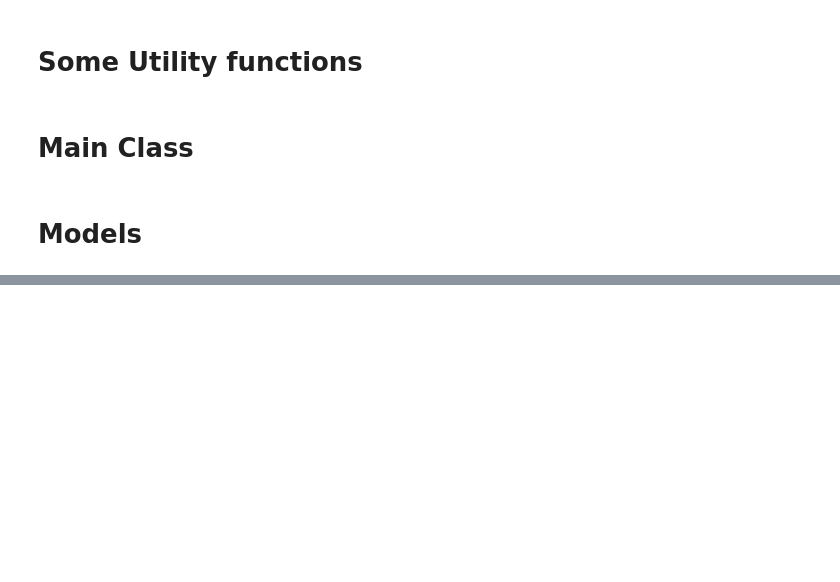
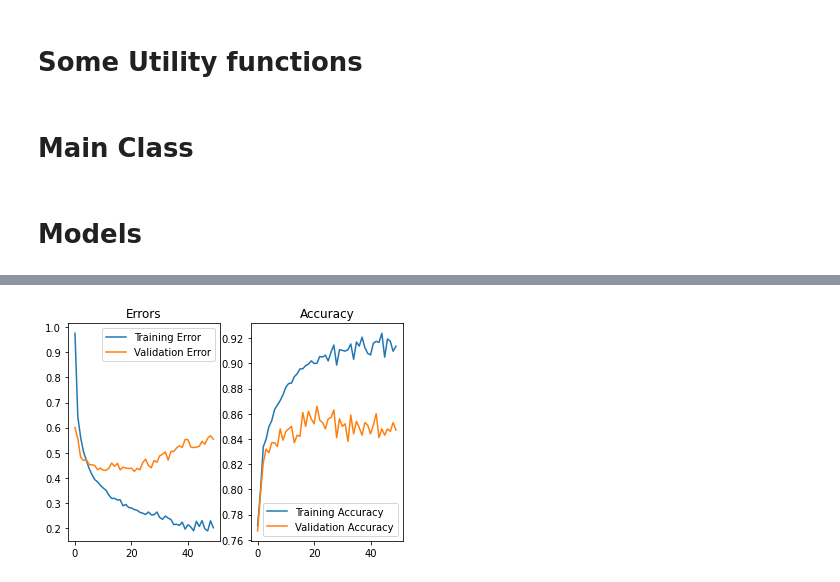
Before and after one commit to madhes23/CS6910_Assignment_1, a Jupyter notebook: MNIST.ipynb, the cells around one changed output, grey strips where cells are left out. Cells and saved outputs as stored; diff of their text form; code cells hidden in the pictures; blank space fills up the shorter version.

```diff
--- a/MNIST.ipynb
+++ b/MNIST.ipynb
@@ -153,17 +159,29 @@ def calc_total_error(predicted_distribution, true_label, method):
     return sum(-np.log(predicted_distribution))
 
 
-def calc_accuracy(predicted, expected):
-  """Takes predicted values and expcted values, and return the accuracy (in the range of 0 to 1)
+# def calc_accuracy(predicted, expected):
+#   """Takes predicted values and expcted values, and return the accuracy (in the range of 0 to 1)
 
-  Parameters:
-  ----------
-  predicted: ndarray
-    predicted values
-  expected: ndarray
-    expected values
-  """
-  return np.sum(predicted == expected) / expected.size
+#   Parameters:
+#   ----------
+#   predicted: ndarray
+#     predicted values
+#   expected: ndarray
+#     expected values
+#   """
+#   return np.sum(predicted == expected) / expected.size
+
+def plot_graphs(training_errors, validation_errors, training_accuracy, validation_accuracy):
+  x = np.arange(len(training_errors))
+  fig, (ax1, ax2) = plt.subplots(1, 2)
+  ax1.plot(x, training_errors, label = "Training Error")
+  ax1.plot(x, validation_errors, label = "Validation Error")
+  ax1.set_title("Errors")
+  ax1.legend()
+  ax2.plot(x, training_accuracy, label = "Training Accuracy")
+  ax2.plot(x, validation_accuracy, label = "Validation Accuracy")
+  ax2.set_title("Accuracy")
+  ax2.legend()
 # %% [markdown]
 # Main Class
 # %%
@@ -585,15 +644,17 @@ model1.test(x_test, y_test)
 # %%
-#@title Sigmoid SDG Large data{vertical-output:true}
+#@title Sigmoid Mini GD Large data{vertical-output:true}
 model = Classification(_no_of_class=10,
                        _hidden_layer=[32, 32],
                        _input_layer=784,
                        _initialization_method=InitializationMethod.UNIFORM_XAVIER,
                        _learning_rate=0.01,
-                       _activation_fun=ActivationFunction.SIGMOID,
-                       _optimization_algorithm=OptimizationAlgorithm.SGD,
-                       _batch_size = 100,
-                       _max_epoch=15)
+                       _activation_fun=ActivationFunction.TAN_H,
+                       _optimization_algorithm=OptimizationAlgorithm.MINI_BATCH,
+                       _batch_size = 64,
+                       _max_epoch=50)
 
 model.init_weight_and_bias()
 
-model.fit(x_train[:10000], y_train[:10000])
+tr_err, val_err, tr_acc, val_acc = model.fit(x_train[:10000], y_train[:10000], x_validation[:1000], y_validation[:1000])
+plot_graphs(tr_err, val_err, tr_acc, val_acc)
+# %% [output]
@@ -600,3 +678,4 @@ model.fit(x_train[:10000], y_train[:10000])
+[figure, added]
 # %%
 #@title Sigmoid GD Small data{ vertical-output: true}
 model1 = Classification(_no_of_class=10,
```
Also changed, not shown: parts of 9 cells of this notebook.
